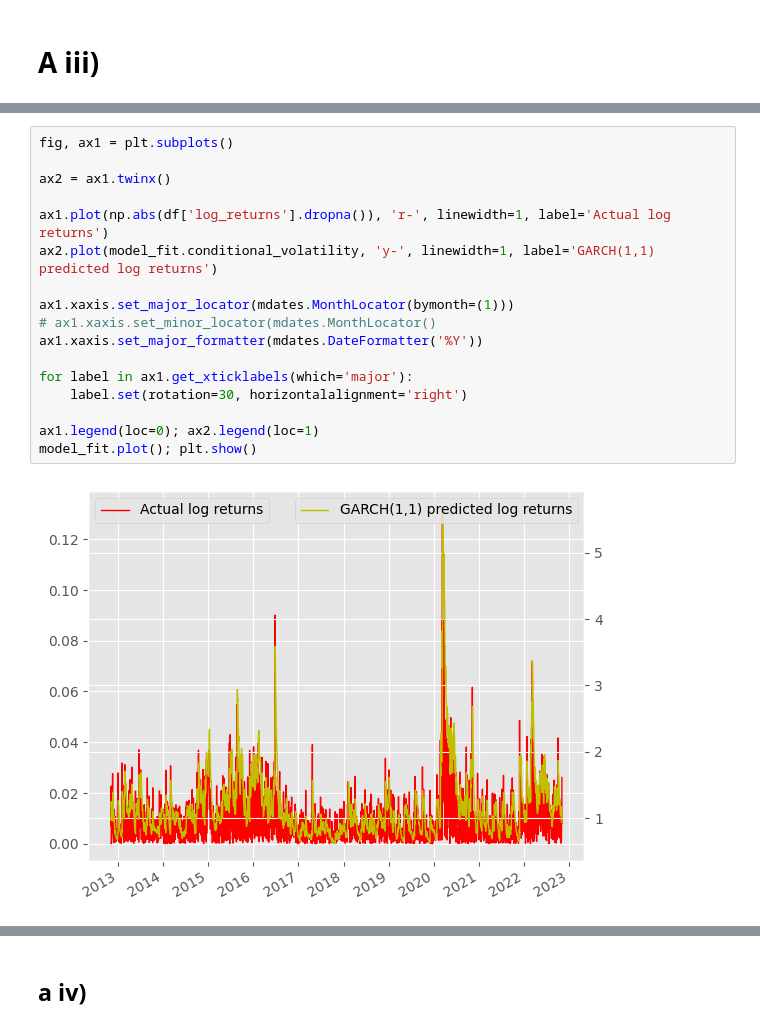
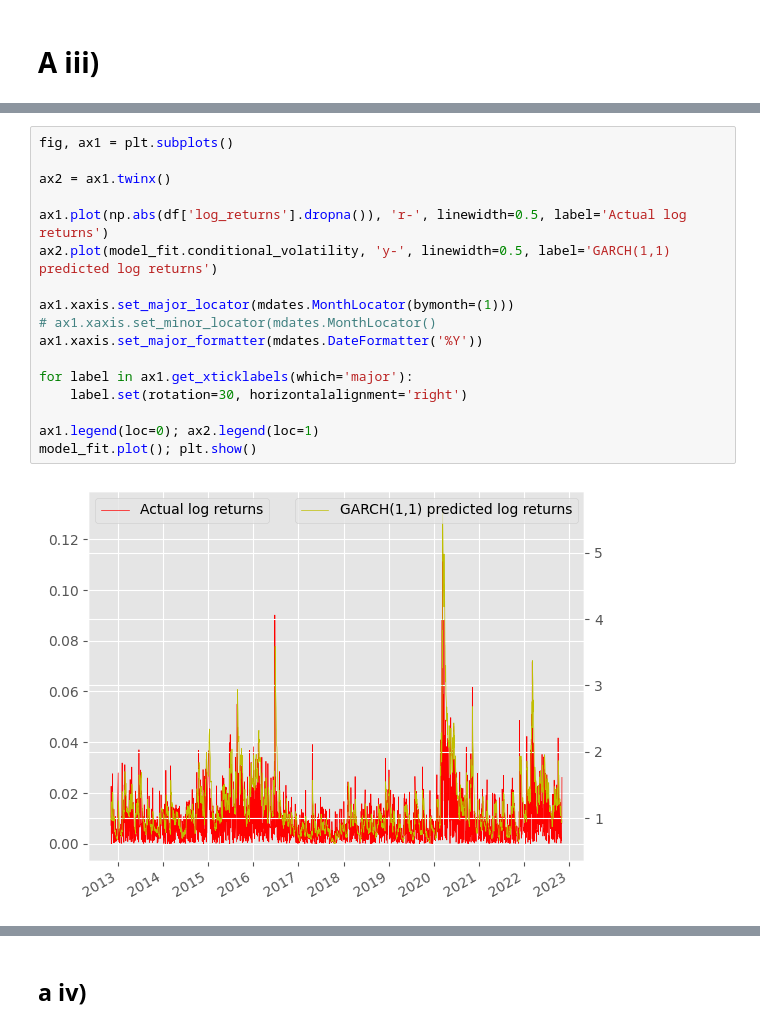
Before and after one commit to georgec123/qrm, a Jupyter notebook: q1.ipynb, the cells around one changed output, grey strips where cells are left out. Drawn from its saved outputs; the diff is of its cells as text.

```diff
--- a/q1.ipynb
+++ b/q1.ipynb
@@ -112,22 +112,22 @@ Optimization terminated successfully    (Exit mode 0)
 # %%
 fig, ax1 = plt.subplots()
 
 ax2 = ax1.twinx()
 
-ax1.plot(np.abs(df['log_returns'].dropna()), 'r-', linewidth=1, label='Actual log returns')
-ax2.plot(model_fit.conditional_volatility, 'y-', linewidth=1, label='GARCH(1,1) predicted log returns')
+ax1.plot(np.abs(df['log_returns'].dropna()), 'r-', linewidth=0.5, label='Actual log returns')
+ax2.plot(model_fit.conditional_volatility, 'y-', linewidth=0.5, label='GARCH(1,1) predicted log returns')
 
 ax1.xaxis.set_major_locator(mdates.MonthLocator(bymonth=(1)))
 # ax1.xaxis.set_minor_locator(mdates.MonthLocator()
 ax1.xaxis.set_major_formatter(mdates.DateFormatter('%Y'))
 
 for label in ax1.get_xticklabels(which='major'):
     label.set(rotation=30, horizontalalignment='right')
 
 ax1.legend(loc=0); ax2.legend(loc=1)
 model_fit.plot(); plt.show()
 # %% [output]
-[figure, old version]
+[figure, new version]
 [figure]
 # %% [markdown]
 ## a iv)
```
Also changed, not shown: parts of 18 cells of this notebook.
